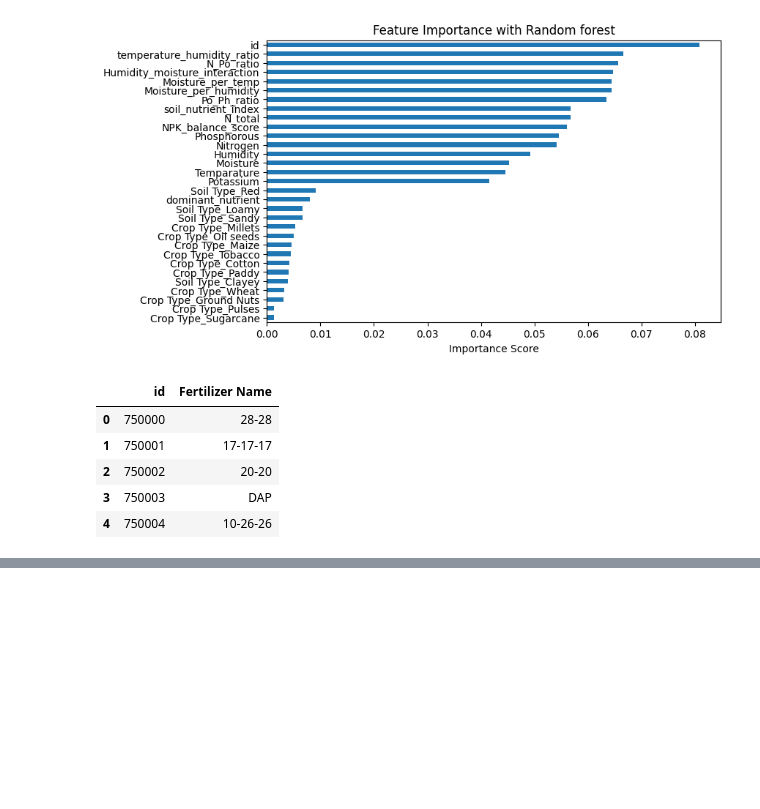
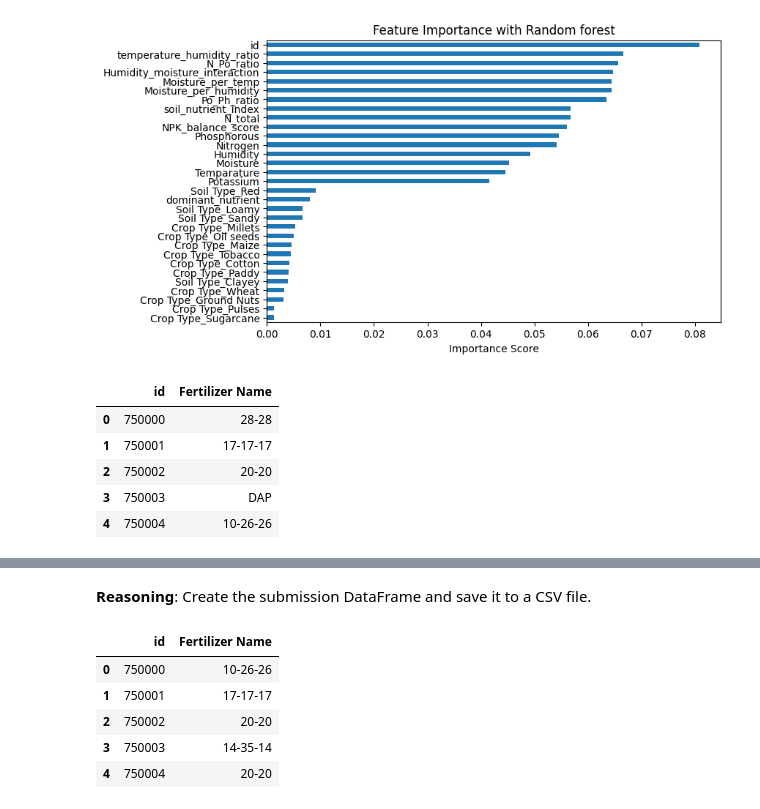
Before and after one commit to Abu-Taher01/Predicting-Optimal-Fertilizers, a Jupyter notebook: Predicting Optimal Fertilizers.ipynb, the cells around one changed output, grey strips where cells are left out. Saved outputs shown, nothing was run; the diff lists cells and outputs as text; code cells hidden in the pictures; blank space fills up the shorter version.

```diff
--- a/Predicting Optimal Fertilizers.ipynb
+++ b/Predicting Optimal Fertilizers.ipynb
@@ -568,0 +716,24 @@ display(submission_feature_df.head())
+# %%
+from sklearn.pipeline import Pipeline
+from sklearn.preprocessing import StandardScaler
+from sklearn.compose import ColumnTransformer
+
+# Identify numerical and categorical features from the selected features
+# Exclude 'id' as it's not a feature for training
+numerical_features = X_train_selected.select_dtypes(include=np.number).columns.tolist()
+numerical_features.remove('id') # Remove 'id' from numerical features list
+
+# Preprocessing steps: scaling numerical features
+preprocessor = ColumnTransformer(
+    transformers=[
+        ('num', StandardScaler(), numerical_features)
+    ],
+    remainder='passthrough' # Keep other columns (categorical, one-hot encoded)
+)
+
+# Create the pipeline
+pipeline = Pipeline(steps=[('preprocessor', preprocessor),
+                           ('classifier', ensemble_model)])
+
+print("Pipeline defined:")
+print(pipeline)
@@ -568,0 +766,3 @@ display(submission_feature_df.head())
+# %%
+pipeline.fit(X_train_selected, Y_feature_train)
+print("Pipeline training complete.")
@@ -568,0 +791,2 @@ display(submission_feature_df.head())
+# %%
+ensemble_predictions = pipeline.predict(X_test_selected)
@@ -568,0 +798,14 @@ display(submission_feature_df.head())
+# %% [markdown]
+**Reasoning**:
+Create the submission DataFrame and save it to a CSV file.
+# %%
+submission_ensemble_df = pd.DataFrame({'id': test_df['id'], 'Fertilizer Name': ensemble_predictions})
+submission_ensemble_df.to_csv('submission_ensemble.csv', index=False)
+display(submission_ensemble_df.head())
+# %% [output]
+|  | id | Fertilizer Name |
+| 0 | 750000 | 10-26-26 |
+| 1 | 750001 | 17-17-17 |
+| 2 | 750002 | 20-20 |
+| 3 | 750003 | 14-35-14 |
+| 4 | 750004 | 20-20 |
```
Also changed, not shown: parts of 27 cells of this notebook.
